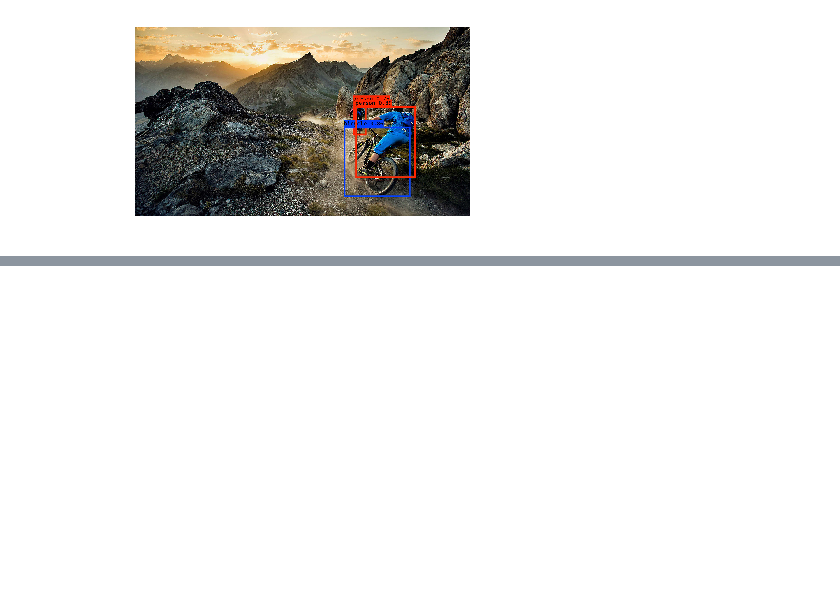
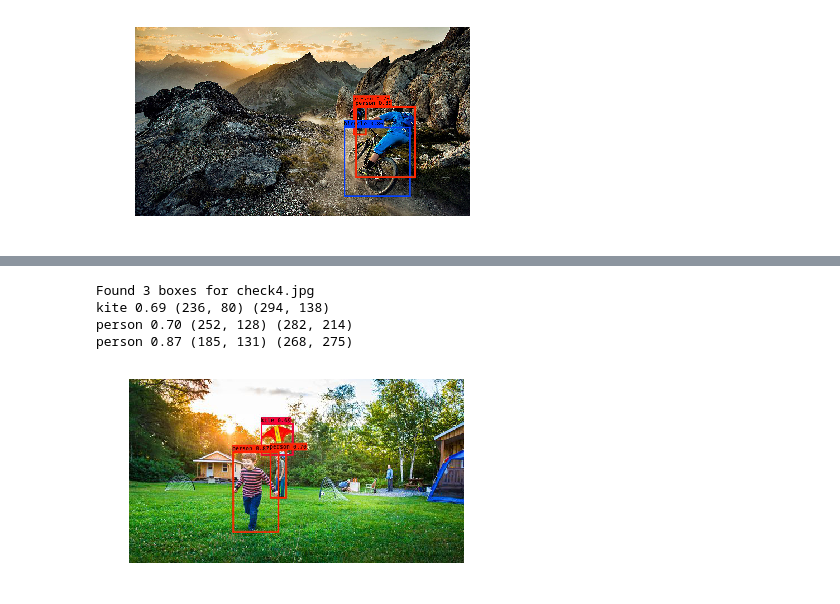
Before and after one commit to manankshastri/Object-Detection, a Jupyter notebook: ObjectDetection-YoloV2.ipynb, the cells around one changed output, grey strips where cells are left out. Saved outputs shown, nothing was run; the diff lists cells and outputs as text; code cells hidden in the pictures; blank space fills up the shorter version.

```diff
--- a/ObjectDetection-YoloV2.ipynb
+++ b/ObjectDetection-YoloV2.ipynb
@@ -347,0 +364,8 @@ person 0.89 (1263, 452) (1609, 864)
+# %%
+out_scores, out_boxes, out_classes = predict(sess, "check4.jpg")
+# %% [output]
+Found 3 boxes for check4.jpg
+kite 0.69 (236, 80) (294, 138)
+person 0.70 (252, 128) (282, 214)
+person 0.87 (185, 131) (268, 275)
+[figure, added]
```
Also changed, not shown: parts of 3 cells of this notebook, 8 other files.
